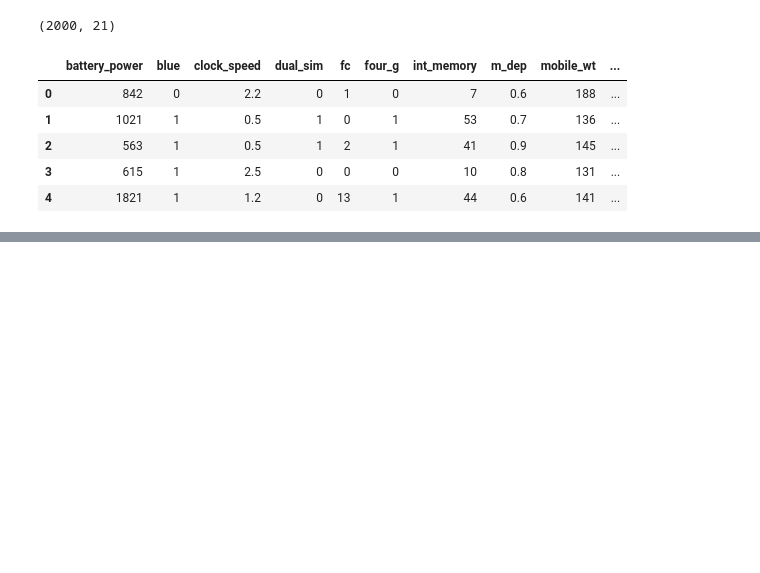
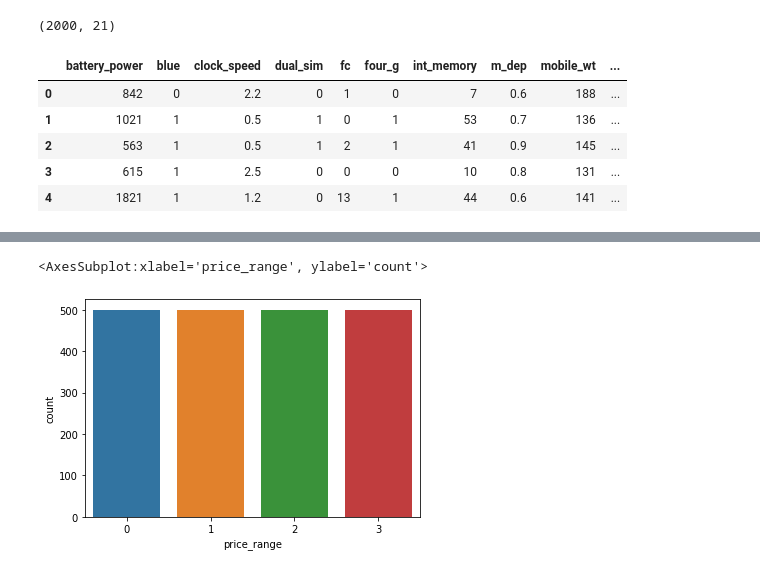
Before and after one commit to Artem123456789/smartphones_classification, a Jupyter notebook: main.ipynb, the cells around one changed output, grey strips where cells are left out. Saved outputs shown, nothing was run; the diff lists cells and outputs as text; code cells hidden in the pictures; blank space fills up the shorter version.

Commit message:
Data cleaning and EDA complete

```diff
--- a/main.ipynb
+++ b/main.ipynb
@@ -22,0 +75,5 @@ df.head()
+# %%
+sns.countplot(data=df, x="price_range")
+# %% [output]
+<AxesSubplot:xlabel='price_range', ylabel='count'>
+[figure, added]
```
Also changed, not shown: parts of 17 cells of this notebook.
